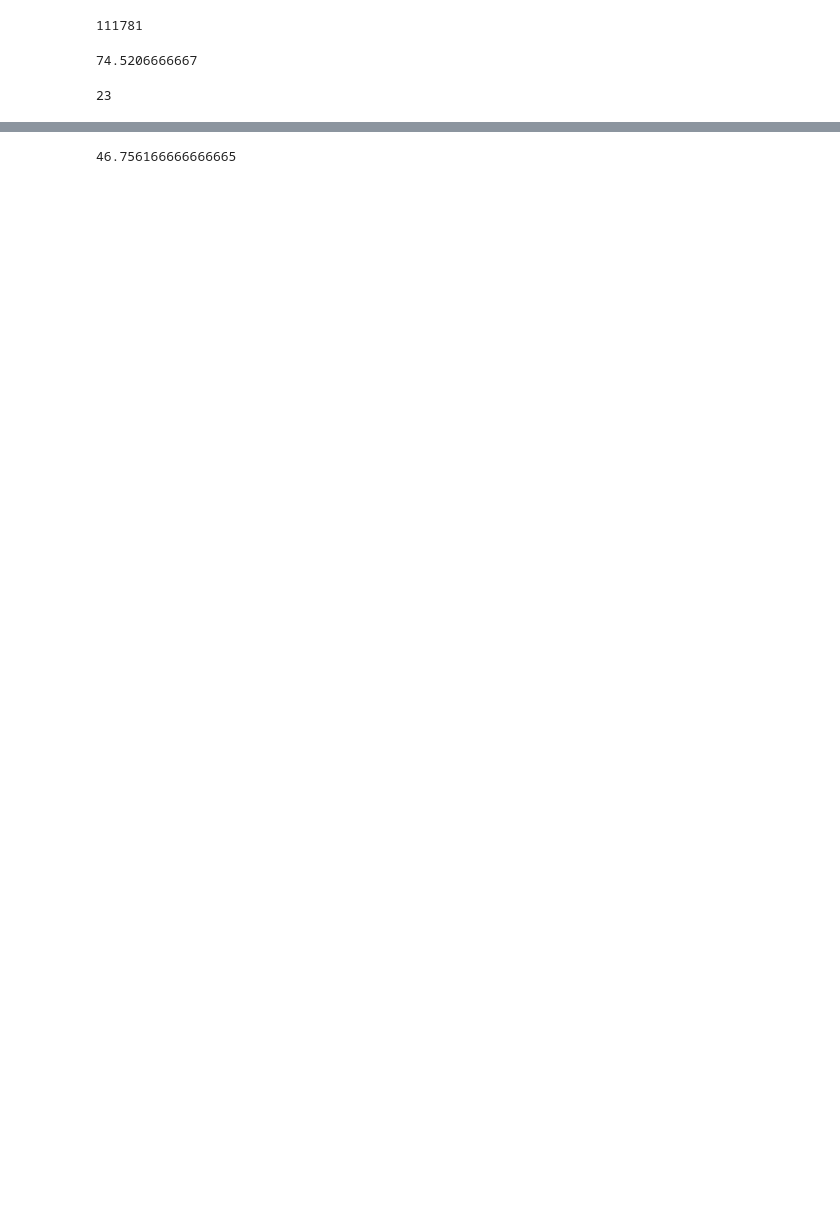
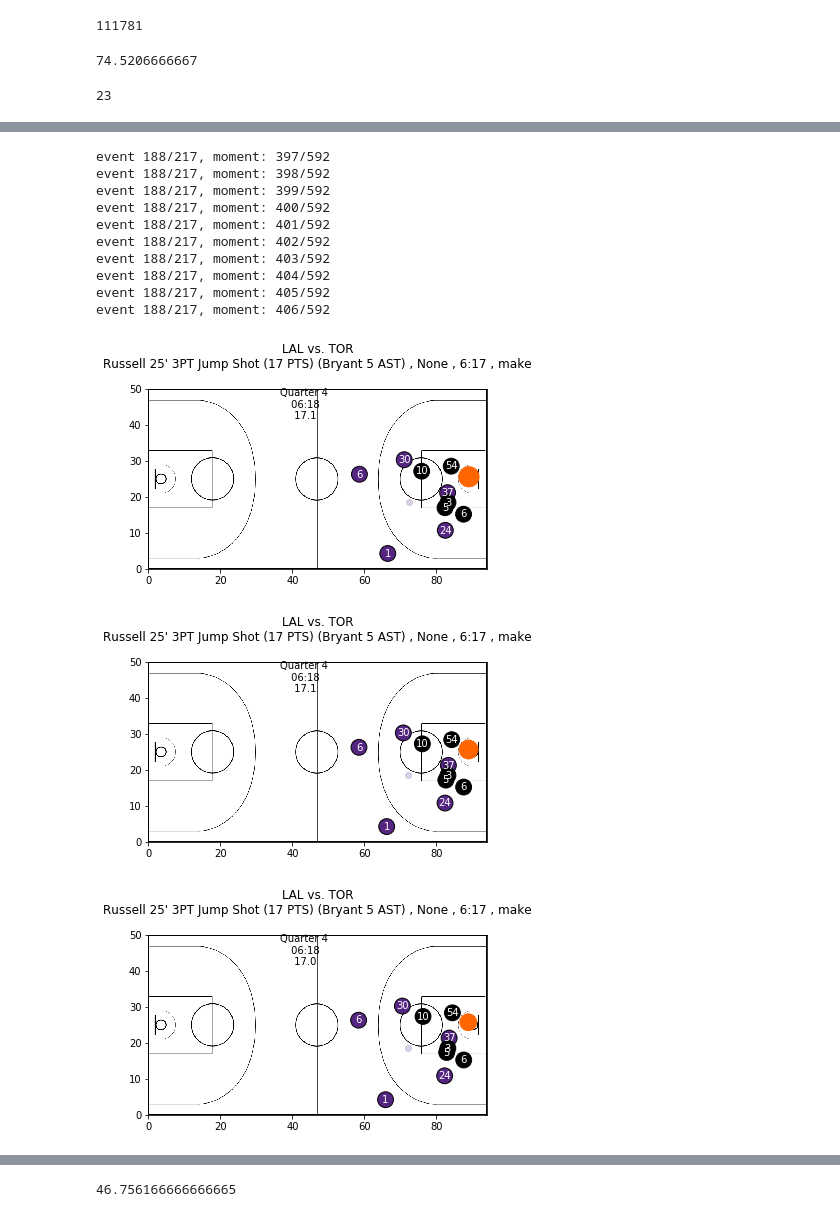
Before and after one commit to jskang/nba_assist_stats, a Jupyter notebook: NBA.ipynb, the cells around one changed output, grey strips where cells are left out. Drawn from its saved outputs; the diff is of its cells as text; code cells hidden in the pictures; blank space fills up the shorter version.

```diff
--- a/NBA.ipynb
+++ b/NBA.ipynb
@@ -257,24 +246,28 @@ attacker = []
 ast_events = []
 home_team = datta['events'][0]['home']['teamid']
 away_team = datta['events'][0]['visitor']['teamid']
-
+num_events = len(datta['events'])
 # Look through the data locate where the scoring with assist happens
-for i in xrange(total_events):
+for i in xrange(num_events):
     playbyplay = datta['events'][i]['playbyplay']
     for idx, play in playbyplay.iterrows():
         if play['HOMEDESCRIPTION'] != None:
             if play['HOMEDESCRIPTION'].find(' AST)') != -1:
+                print play['HOMEDESCRIPTION']
                 quarter = play['PERIOD']
                 time_left_in_quarter = play['time_left']
                 time_left_in_game = time_conversion(quarter, time_left_in_quarter)
+                print time_left_in_quarter, time_left_in_game
                 ast_list.append(time_left_in_game)
                 attacker.append(home_team)
                 ast_events.append(i)
         if play['VISITORDESCRIPTION'] != None:
             if play['VISITORDESCRIPTION'].find(' AST)') != -1:
+                print play['VISITORDESCRIPTION']
                 quarter = play['PERIOD']
                 time_left_in_quarter = play['time_left']
                 time_left_in_game = time_conversion(quarter, time_left_in_quarter)
+                print time_left_in_quarter, time_left_in_game
                 ast_list.append(time_left_in_game)
                 attacker.append(away_team)
                 ast_events.append(i)
@@ -285,3 +278,4 @@ ast_times, index = np.unique(ast_list, return_index = True)
 attacker = np.array([attacker[i] for i in index])
 
 event_data = pd.DataFrame(data={'attack': attacker, 'time':ast_times})
+print event_data
@@ -288,33 +300,35 @@ event_data = pd.DataFrame(data={'attack': attacker, 'time':ast_times})
 # %%
 # Get the start time of each event
 event_start_time = []
-for i in ast_events:
+for i in xrange(num_events):
     moment = datta['events'][i]['moments']
     quarter = moment[0][0]
     time_left_in_quarter = moment[0][2]
     event_start_time.append(time_conversion(quarter, time_left_in_quarter))
-event_start_time.append(0)
-
-# Get the list of frames of events where AST happens
+# Get the list of frames of events where AST happens wihtout overlap
 moment_data = []
 moment_location = []
-for i in xrange(len(ast_events)):
-    index = ast_events[i]
-    moment = datta['events'][index]['moments']
-    for j in xrange(len(moment)):
+for i in reversed(xrange(num_events)):
+    print i, num_events
+    moment = datta['events'][i]['moments']
+    for j in reversed(xrange(len(moment))):
         quarter = moment[j][0]
         time_left_in_quarter = moment[j][2]
         time_left_in_game = time_conversion(quarter, time_left_in_quarter)
 
+        if time_left_in_game == event_start_time[i]:
+            print "moving on"
+            break
+
         # Get meta data
-        moment_data.append(moment[j][:4])
+        a = moment[j][:4]
+        a.append(i)
+        a.append(j)
 
+        moment_data.append(a)
         # Get location data
-        location = pd.DataFrame(moment_list[0][5])
+        location = pd.DataFrame(moment[j][5])
         ball = location.iloc[0, :]
         home = location[location[0] == home_team]
         away = location[location[0] == away_team]
         moment_location.append([ball, home, away])
-
-        if time_left_in_game == event_start_time[i + 1]:
-            break
@@ -323,0 +424,20 @@ for i in xrange(len(ast_events)):
+# %%
+event = 188
+moment_count = 402
+difference = 5
+for i in xrange((moment_count-difference),(moment_count+difference)):
+    draw_court(event, i)
+# %% [output]
+event 188/217, moment: 397/592
+event 188/217, moment: 398/592
+event 188/217, moment: 399/592
+event 188/217, moment: 400/592
+event 188/217, moment: 401/592
+event 188/217, moment: 402/592
+event 188/217, moment: 403/592
+event 188/217, moment: 404/592
+event 188/217, moment: 405/592
+event 188/217, moment: 406/592
+[figure, added]
+[figure, added]
+[figure, added]
```
Also changed, not shown: parts of 11 cells of this notebook.
